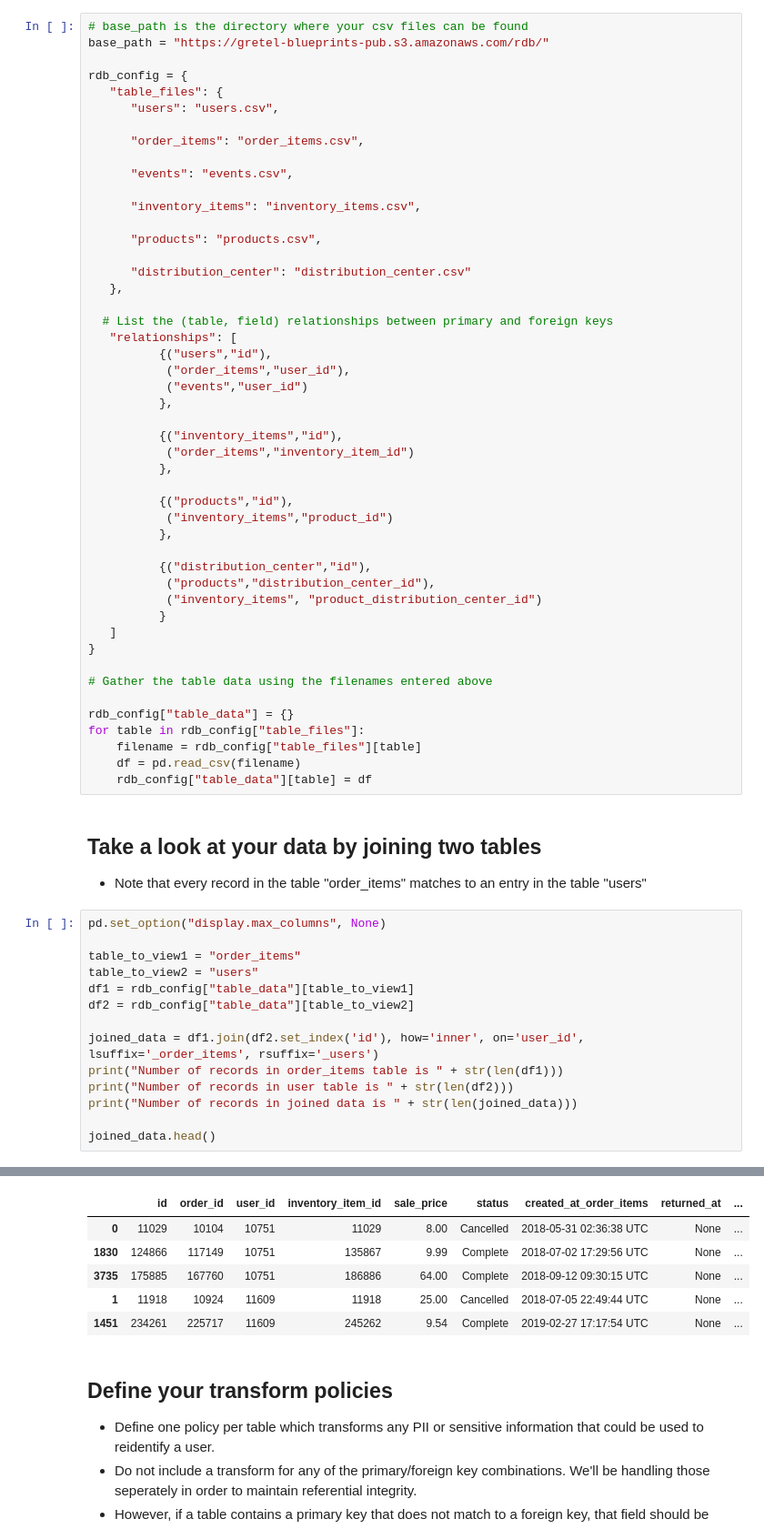
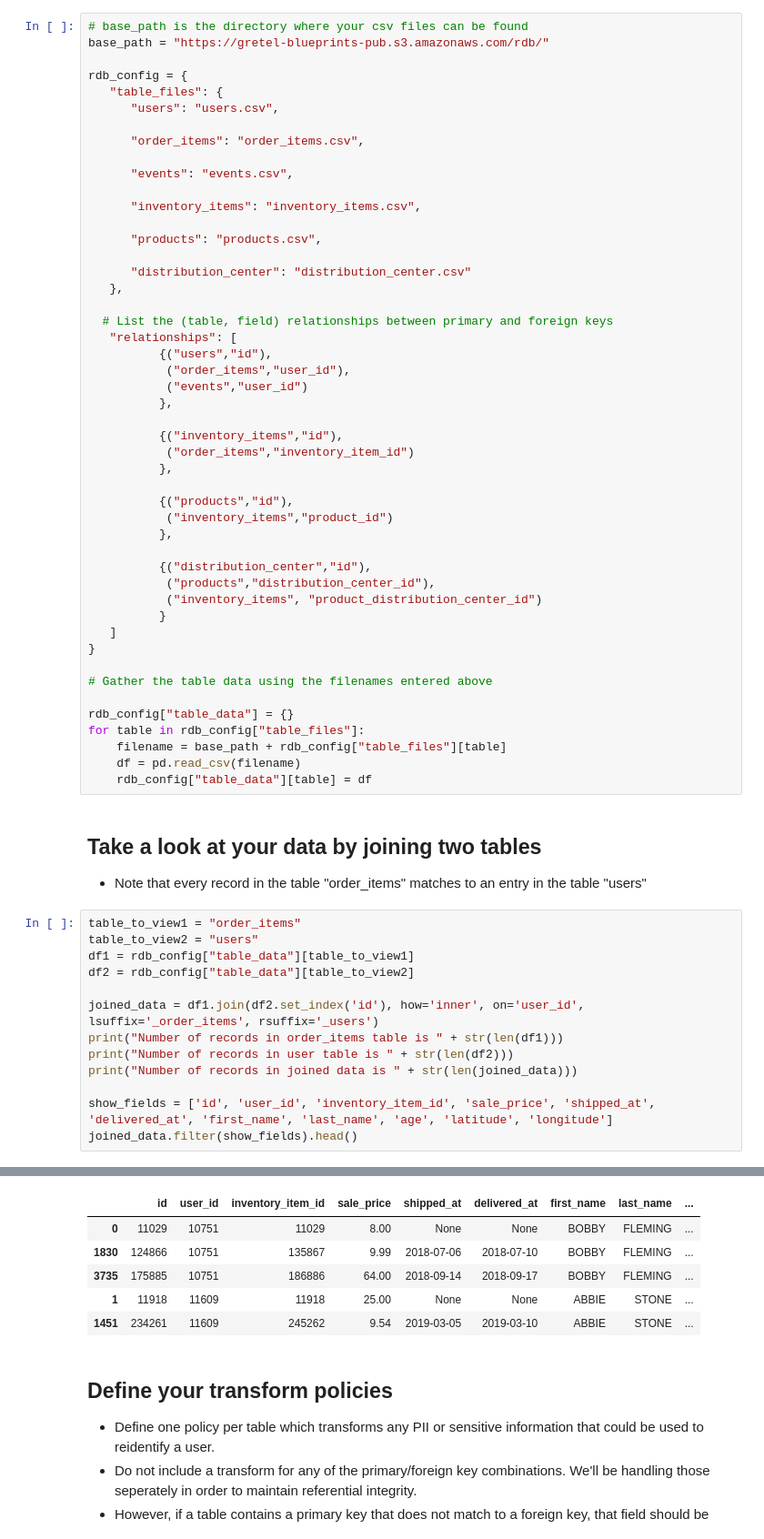
Before and after one commit to gretelai/public_research, a Jupyter notebook: mutli-table-transforms/RDB_Transforms.ipynb, the cells around one changed output, grey strips where cells are left out. Shown at 91% size. Saved outputs shown, nothing was run; the diff lists cells and outputs as text.

```diff
--- a/mutli-table-transforms/RDB_Transforms.ipynb
+++ b/mutli-table-transforms/RDB_Transforms.ipynb
@@ -160,36 +142,35 @@ rdb_config = {
 
 rdb_config["table_data"] = {}
 for table in rdb_config["table_files"]:
-    filename = rdb_config["table_files"][table]
+    filename = base_path + rdb_config["table_files"][table]
     df = pd.read_csv(filename)
     rdb_config["table_data"][table] = df
 # %% [markdown]
 ## Take a look at your data by joining two tables
 * Note that every record in the table "order_items" matches to an entry in the table "users"
 # %%
-pd.set_option("display.max_columns", None)
-
 table_to_view1 = "order_items"
 table_to_view2 = "users"
 df1 = rdb_config["table_data"][table_to_view1]
 df2 = rdb_config["table_data"][table_to_view2]
 
 joined_data = df1.join(df2.set_index('id'), how='inner', on='user_id', lsuffix='_order_items', rsuffix='_users')
 print("Number of records in order_items table is " + str(len(df1)))
 print("Number of records in user table is " + str(len(df2)))
 print("Number of records in joined data is " + str(len(joined_data)))
 
-joined_data.head()
+show_fields = ['id', 'user_id', 'inventory_item_id', 'sale_price', 'shipped_at', 'delivered_at', 'first_name', 'last_name', 'age', 'latitude', 'longitude']
+joined_data.filter(show_fields).head()
 # %% [output]
 Number of records in order_items table is 7882
 Number of records in user table is 2197
 Number of records in joined data is 7882
-|  | id | order_id | user_id | inventory_item_id | sale_price | status | created_at_order_items | returned_at | ... |
-| 0 | 11029 | 10104 | 10751 | 11029 | 8.00 | Cancelled | 2018-05-31 02:36:38 UTC | None | ... |
-| 1830 | 124866 | 117149 | 10751 | 135867 | 9.99 | Complete | 2018-07-02 17:29:56 UTC | None | ... |
-| 3735 | 175885 | 167760 | 10751 | 186886 | 64.00 | Complete | 2018-09-12 09:30:15 UTC | None | ... |
-| 1 | 11918 | 10924 | 11609 | 11918 | 25.00 | Cancelled | 2018-07-05 22:49:44 UTC | None | ... |
-| 1451 | 234261 | 225717 | 11609 | 245262 | 9.54 | Complete | 2019-02-27 17:17:54 UTC | None | ... |
+|  | id | user_id | inventory_item_id | sale_price | shipped_at | delivered_at | first_name | last_name | ... |
+| 0 | 11029 | 10751 | 11029 | 8.00 | None | None | BOBBY | FLEMING | ... |
+| 1830 | 124866 | 10751 | 135867 | 9.99 | 2018-07-06 | 2018-07-10 | BOBBY | FLEMING | ... |
+| 3735 | 175885 | 10751 | 186886 | 64.00 | 2018-09-14 | 2018-09-17 | BOBBY | FLEMING | ... |
+| 1 | 11918 | 11609 | 11918 | 25.00 | None | None | ABBIE | STONE | ... |
+| 1451 | 234261 | 11609 | 245262 | 9.54 | 2019-03-05 | 2019-03-10 | ABBIE | STONE | ... |
 # %% [markdown]
 ## Define your transform policies
 * Define one policy per table which transforms any PII or sensitive information that could be used to reidentify a user.
```
Also changed, not shown: parts of 6 cells of this notebook.
